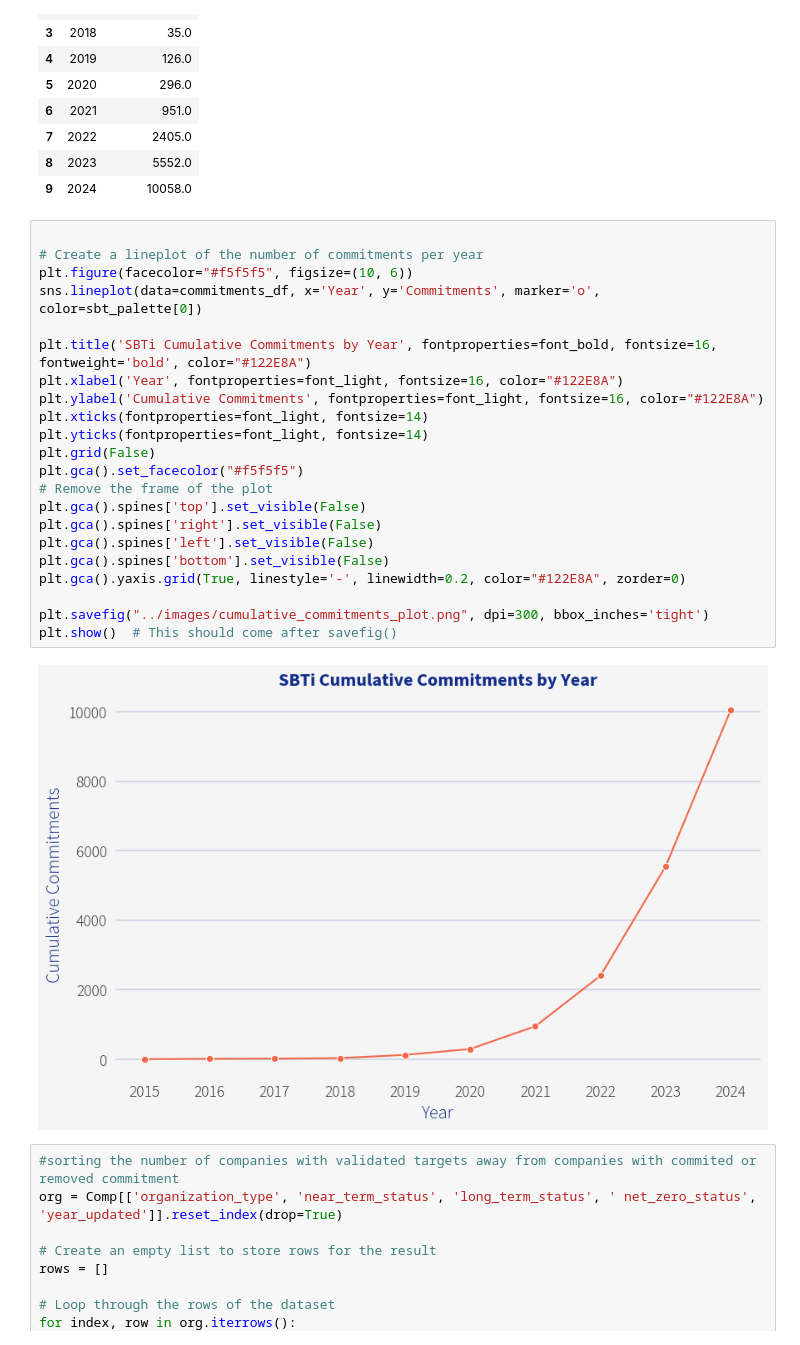
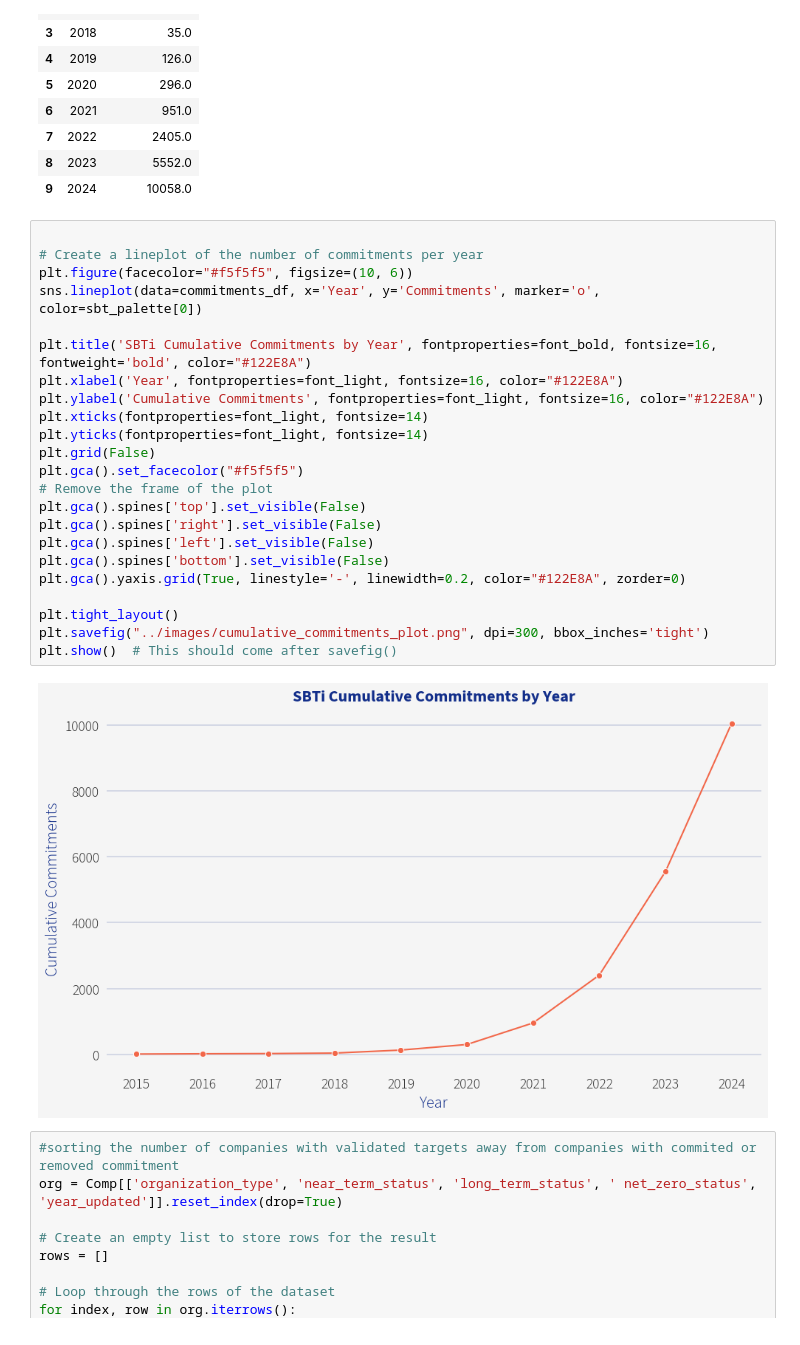
Before and after one commit to AnjaBrocklehurst/AnjaBrocklehurst.github.io, a Jupyter notebook: assets/code/3_SBTi intro.ipynb, the cells around one changed output. Saved outputs shown, nothing was run; the diff lists cells and outputs as text.

```diff
--- a/assets/code/3_SBTi intro.ipynb
+++ b/assets/code/3_SBTi intro.ipynb
@@ -451,27 +451,28 @@ commitments_df.head(10)
 # %%
 
 # Create a lineplot of the number of commitments per year
 plt.figure(facecolor="#f5f5f5", figsize=(10, 6))
 sns.lineplot(data=commitments_df, x='Year', y='Commitments', marker='o', color=sbt_palette[0])
 
 plt.title('SBTi Cumulative Commitments by Year', fontproperties=font_bold, fontsize=16, fontweight='bold', color="#122E8A")
 plt.xlabel('Year', fontproperties=font_light, fontsize=16, color="#122E8A")
 plt.ylabel('Cumulative Commitments', fontproperties=font_light, fontsize=16, color="#122E8A")
 plt.xticks(fontproperties=font_light, fontsize=14)
 plt.yticks(fontproperties=font_light, fontsize=14)
 plt.grid(False)
 plt.gca().set_facecolor("#f5f5f5")
 # Remove the frame of the plot
 plt.gca().spines['top'].set_visible(False)
 plt.gca().spines['right'].set_visible(False)
 plt.gca().spines['left'].set_visible(False)
 plt.gca().spines['bottom'].set_visible(False)
 plt.gca().yaxis.grid(True, linestyle='-', linewidth=0.2, color="#122E8A", zorder=0)
 
+plt.tight_layout()
 plt.savefig("../images/cumulative_commitments_plot.png", dpi=300, bbox_inches='tight')
 plt.show()  # This should come after savefig()
 # %% [output]
-[figure, old version]
+[figure, new version]
 # %%
 #sorting the number of companies with validated targets away from companies with commited or removed commitment
 org = Comp[['organization_type', 'near_term_status', 'long_term_status', ' net_zero_status', 'year_updated']].reset_index(drop=True)
```
Also changed, not shown: 2 other files.
